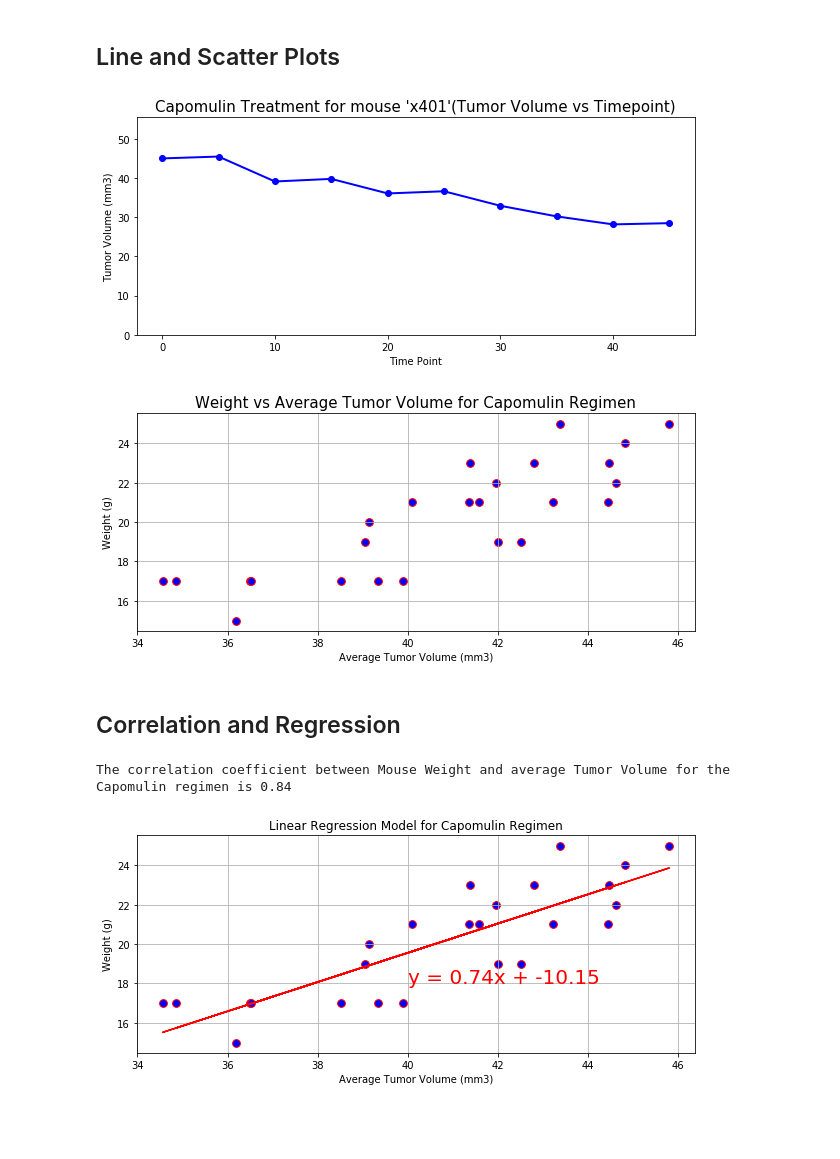
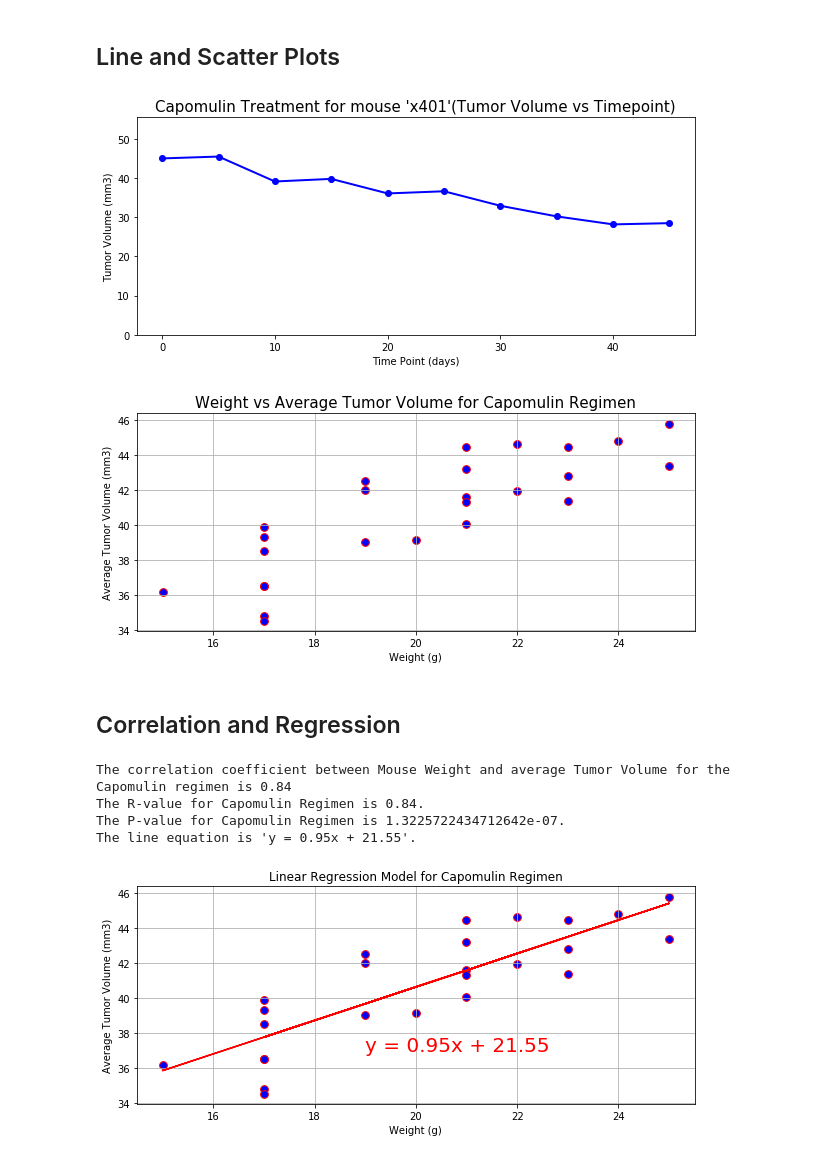
Before and after one commit to UoT-Bootcamp/Python-Matplotlib-Challenge, a Jupyter notebook: 05-Matplotlib_Homework_Instructions_Pymaceuticals_pymaceuticals_starter.ipynb, the cells around one changed output. Cells and saved outputs as stored; diff of their text form; code cells hidden in the pictures; blank space fills up the shorter version.

```diff
--- a/05-Matplotlib_Homework_Instructions_Pymaceuticals_pymaceuticals_starter.ipynb
+++ b/05-Matplotlib_Homework_Instructions_Pymaceuticals_pymaceuticals_starter.ipynb
@@ -326,13 +345,13 @@ plot_capomulin_mouse = capomulin_mouse[["Timepoint", "Tumor Volume (mm3)"]].set_
 capomulin_mouse_df = plot_capomulin_mouse.reset_index()
 
 plot_capomulin_mouse.plot(kind = "line", marker = "o", color = "blue", linewidth=2, legend = None, figsize = (10, 4))
-plt.xlabel("Time Point")
+plt.xlabel("Time Point (days)")
 plt.ylabel("Tumor Volume (mm3)")
 plt.title("Capomulin Treatment for mouse 'x401'(Tumor Volume vs Timepoint)", fontsize = 15)
 plt.ylim(0, max(capomulin_mouse_df["Tumor Volume (mm3)"]) + 10)
 plt.show()
 # %% [output]
-[figure, old version]
+[figure, new version]
 # %%
 # Generate a scatter plot of mouse weight versus average tumor volume for the Capomulin regimen
 
@@ -340,51 +359,59 @@ plt.show()
 avg_tumor_vol = capomulin_df.groupby(capomulin_df["Mouse ID"])[["Weight (g)", "Tumor Volume (mm3)"]].mean()
 avg_tumor_vol = avg_tumor_vol.reset_index()
 
-x_axis = avg_tumor_vol["Tumor Volume (mm3)"]
-y_axis = avg_tumor_vol["Weight (g)"]
+y_axis = avg_tumor_vol["Tumor Volume (mm3)"]
+x_axis = avg_tumor_vol["Weight (g)"]
 
 plt.figure(figsize = (10, 4))
 
 plt.scatter(x_axis, y_axis, marker="o", facecolors="blue", edgecolors="red", s = 60)
-plt.xlabel("Average Tumor Volume (mm3)")
-plt.ylabel("Weight (g)")
+
+plt.ylabel("Average Tumor Volume (mm3)")
+plt.xlabel("Weight (g)")
 plt.title("Weight vs Average Tumor Volume for Capomulin Regimen", fontsize = 15)
 
 plt.grid()
 plt.plot()
 plt.show()
 # %% [output]
-[figure, old version]
+[figure, new version]
 # %% [markdown]
 ## Correlation and Regression
 # %%
 # Calculate the correlation coefficient and linear regression model
 # for mouse weight and average tumor volume for the Capomulin regimen
 
-x_value = avg_tumor_vol["Tumor Volume (mm3)"]
-y_value = avg_tumor_vol["Weight (g)"]
+x_value = avg_tumor_vol["Weight (g)"]
+y_value = avg_tumor_vol["Tumor Volume (mm3)"]
 
 correlation = st.pearsonr(x_value, y_value)
 
 print(f"The correlation coefficient between Mouse Weight and average Tumor Volume for the Capomulin regimen is {round(correlation[0],2)}")
 
 (slope, intercept, rvalue, pvalue, stderr) = linregress(x_value, y_value)
 
+print(f"The R-value for Capomulin Regimen is {round(rvalue, 2)}.")
+print(f"The P-value for Capomulin Regimen is {pvalue}.")
+
 regress_values = x_value * slope + intercept
 line_eq = "y = " + str(round(slope,2)) + "x + " + str(round(intercept,2))
 plt.figure(figsize=(10,4))
 plt.scatter(x_value,y_value, marker="o", facecolors="blue", edgecolors="red", s = 60)
 plt.plot(x_value,regress_values,"r-")
 
-plt.annotate(line_eq,(40, 18),fontsize = 20, color="red")
+print(f"The line equation is '{line_eq}'.")
+plt.annotate(line_eq,(19, 37),fontsize = 20, color="red")
 plt.title("Linear Regression Model for Capomulin Regimen")
-plt.xlabel("Average Tumor Volume (mm3)")
-plt.ylabel("Weight (g)")
+plt.ylabel("Average Tumor Volume (mm3)")
+plt.xlabel("Weight (g)")
 plt.grid()
 plt.show()
 # %% [output]
 The correlation coefficient between Mouse Weight and average Tumor Volume for the Capomulin regimen is 0.84
+The R-value for Capomulin Regimen is 0.84.
+The P-value for Capomulin Regimen is 1.3225722434712642e-07.
+The line equation is 'y = 0.95x + 21.55'.
-[figure, old version]
+[figure, new version]
 # %%
 #  mouse_study_data_df.loc[mouse_study_data_df["Mouse ID"] == "g989"]
 # %%
```
Also changed, not shown: parts of 3 cells of this notebook.
